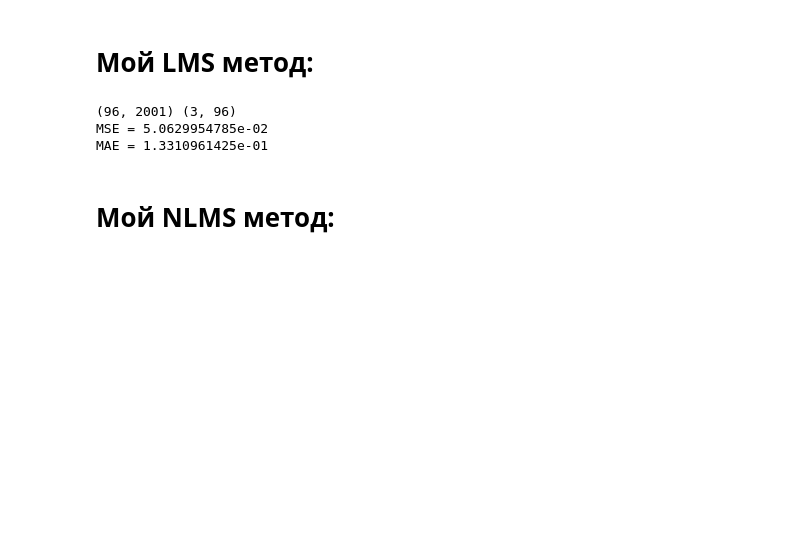
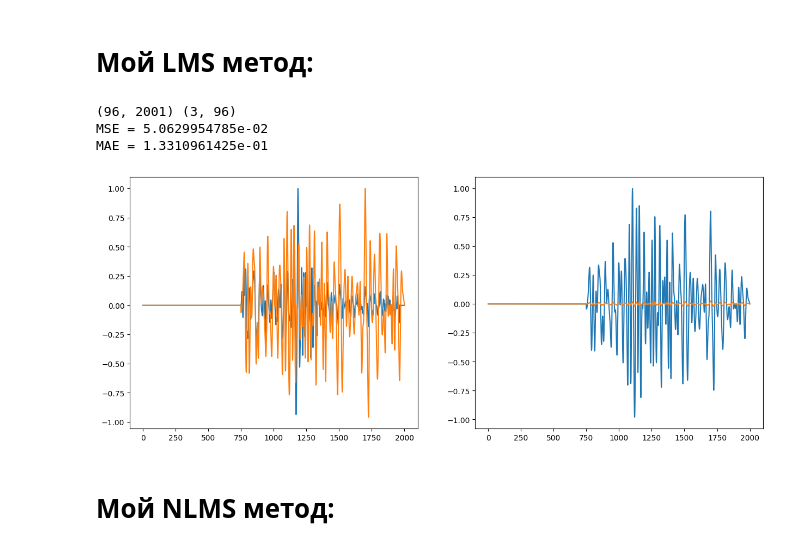
Before and after one commit to dd114/Adaptive-filter-1, a Jupyter notebook: Real-signals 2.ipynb, the cells around one changed output. Cells and saved outputs as stored; diff of their text form; code cells hidden in the pictures; blank space fills up the shorter version.

```diff
--- a/Real-signals 2.ipynb
+++ b/Real-signals 2.ipynb
@@ -97,6 +97,23 @@ print(f"MAE = {ps.ME(approx_real_signal_1d_lms, model):.10e}")
 (96, 2001) (3, 96)
 MSE = 5.0629954785e-02
 MAE = 1.3310961425e-01
+# %%
+number_trace = 50
+# %%
+plt.figure(figsize=(15, 6))
+
+plt.subplot(1, 2, 1)
+plt.plot(gather[number_trace])
+plt.plot(model_agc[number_trace])
+
+plt.subplot(1, 2, 2)
+plt.plot(model[number_trace])
+plt.plot(approx_real_signal_1d_lms[number_trace])
+
+
+plt.show()
+# %% [output]
+[figure, added]
 # %% [markdown]
 # Мой NLMS метод:
 # %%
```
Also changed, not shown: parts of 2 cells of this notebook.
